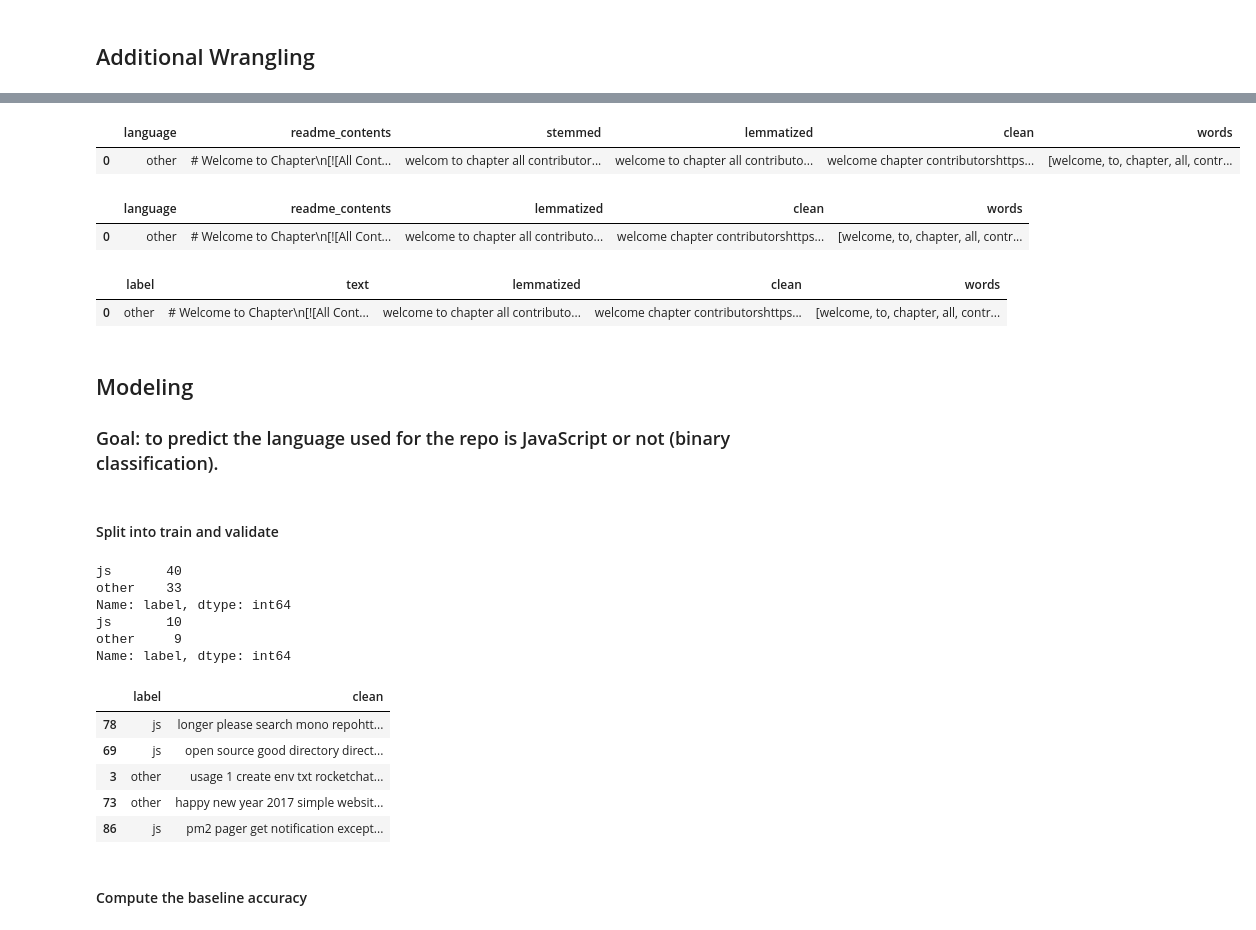
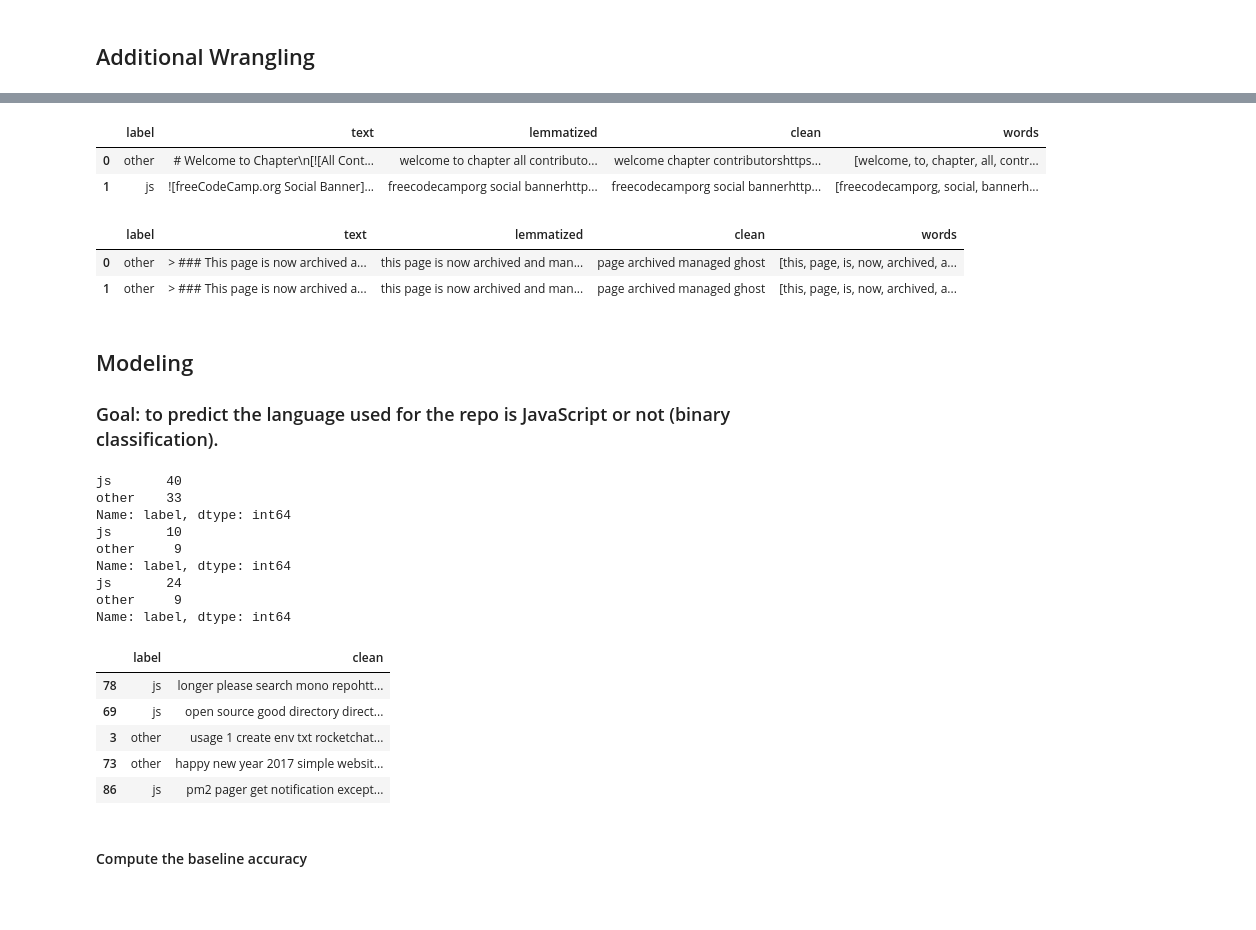
Before and after one commit to AAranda10/nlp-project, a Jupyter notebook: shi_scratch.ipynb, the cells around one changed output, grey strips where cells are left out. Drawn from its saved outputs; the diff is of its cells as text; code cells hidden in the pictures; blank space fills up the shorter version.

```diff
--- a/shi_scratch.ipynb
+++ b/shi_scratch.ipynb
@@ -173,0 +224,5 @@ df.head(2)
+# %%
+# Drop the column repo
+
+df.drop(columns = ['repo', 'stemmed'], inplace=True)
+df1.drop(columns = ['repo', 'stemmed'], inplace=True)
@@ -174,33 +234,18 @@ df.head(2)
 # %%
-# Drop the column repo
-df.drop(columns = 'repo', inplace=True)
-
 # Take a peek at the df
-df.head(1)
+df.head(2)
 # %% [output]
-|  | language | readme_contents | stemmed | lemmatized | clean | words |
-| 0 | other | # Welcome to Chapter\n[![All Cont... | welcom to chapter all contributor... | welcome to chapter all contributo... | welcome chapter contributorshttps... | [welcome, to, chapter, all, contr... |
+|  | label | text | lemmatized | clean | words |
+| 0 | other | # Welcome to Chapter\n[![All Cont... | welcome to chapter all contributo... | welcome chapter contributorshttps... | [welcome, to, chapter, all, contr... |
+| 1 | js | ![freeCodeCamp.org Social Banner]... | freecodecamporg social bannerhttp... | freecodecamporg social bannerhttp... | [freecodecamporg, social, bannerh... |
 # %%
-# Drop the stemmed column
-df.drop(columns='stemmed', inplace=True)
-
-# Take a peek at the df
-df.head(1)
+# Take a peek at the df1
+df1.head(2)
 # %% [output]
-|  | language | readme_contents | lemmatized | clean | words |
-| 0 | other | # Welcome to Chapter\n[![All Cont... | welcome to chapter all contributo... | welcome chapter contributorshttps... | [welcome, to, chapter, all, contr... |
+|  | label | text | lemmatized | clean | words |
+| 0 | other | > ### This page is now archived a... | this page is now archived and man... | page archived managed ghost | [this, page, is, now, archived, a... |
+| 1 | other | > ### This page is now archived a... | this page is now archived and man... | page archived managed ghost | [this, page, is, now, archived, a... |
-# %%
-# Rename the columns
-df.columns = ['label', 'text', 'lemmatized', 'clean', 'words']
-
-# Take a peek at the df
-df.head(1)
-# %% [output]
-|  | label | text | lemmatized | clean | words |
-| 0 | other | # Welcome to Chapter\n[![All Cont... | welcome to chapter all contributo... | welcome chapter contributorshttps... | [welcome, to, chapter, all, contr... |
 # %% [markdown]
 ## Modeling
 ### Goal: to predict the language used for the repo is JavaScript or not (binary classification).
-# %% [markdown]
-#### Split into train and validate
 # %%
@@ -211,6 +260,7 @@ train, validate = train_test_split(df[['label', 'clean']],
 # %%
 print(train.label.value_counts())
 print(validate.label.value_counts())
+print(test.label.value_counts())
 train.head()
 # %% [output]
 js       40
@@ -219,6 +269,9 @@ Name: label, dtype: int64
 js       10
 other     9
 Name: label, dtype: int64
+js       24
+other     9
+Name: label, dtype: int64
 |  | label | clean |
 | 78 | js | longer please search mono repohtt... |
 | 69 | js | open source good directory direct... |
```
Also changed, not shown: parts of 46 cells of this notebook.
